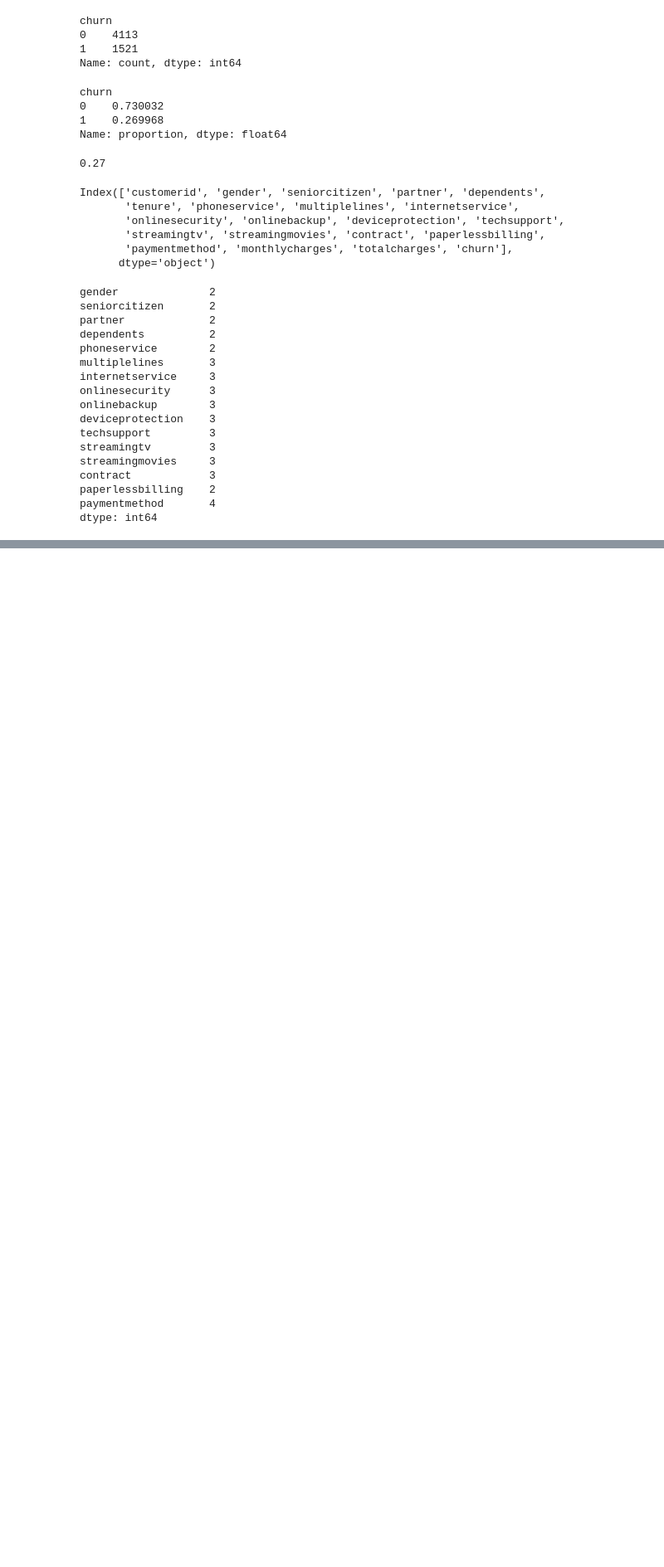
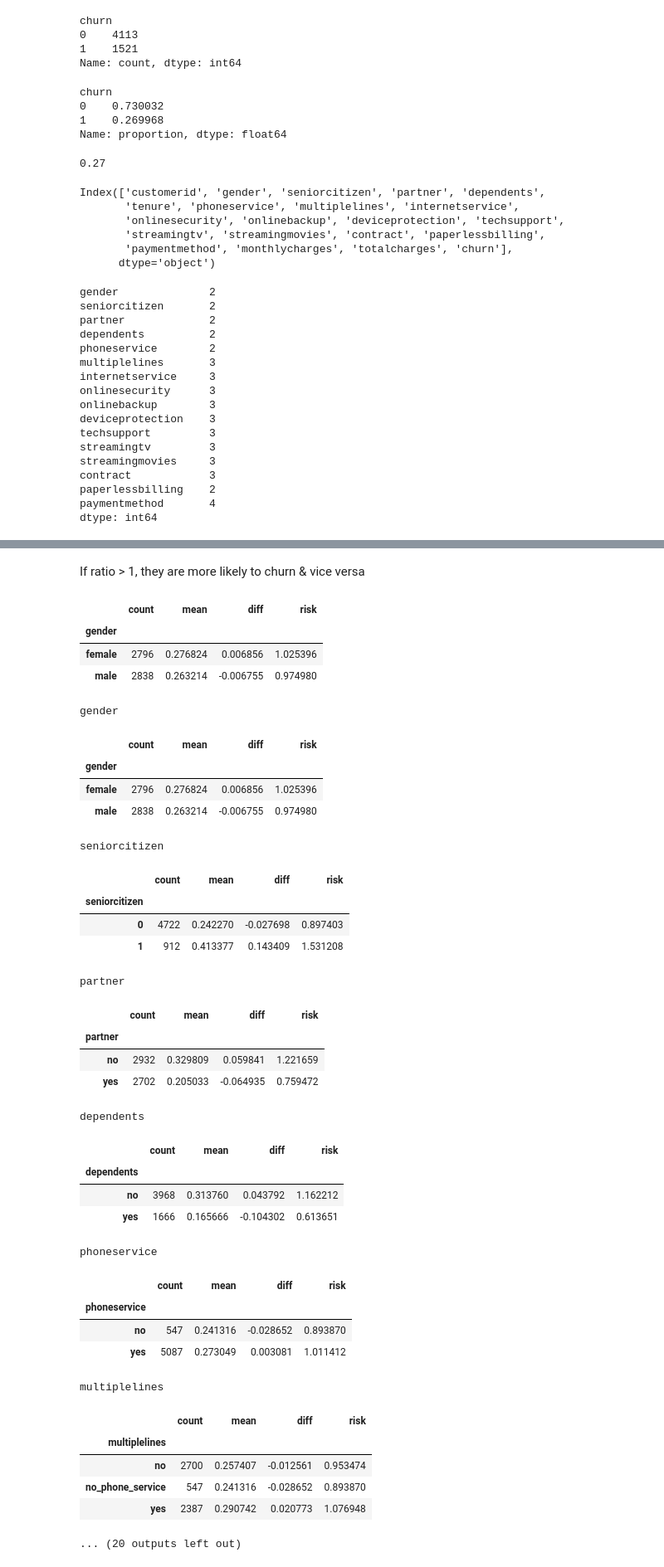
Before and after one commit to deninjo/Churn-Prediction, a Jupyter notebook: churn.ipynb, the cells around one changed output, grey strips where cells are left out. Shown at 83% size. Saved outputs shown, nothing was run; the diff lists cells and outputs as text; code cells hidden in the pictures; blank space fills up the shorter version.

```diff
--- a/churn.ipynb
+++ b/churn.ipynb
@@ -312,0 +381,12 @@ dtype: int64
+# %% [markdown]
+If ratio > 1, they are more likely to churn & vice versa
+# %%
+df_group = df_full_train.groupby('gender').churn.agg(['count', 'mean'])
+df_group['diff'] = df_group['mean'] - global_churn_rate
+df_group['risk'] = df_group['mean'] / global_churn_rate
+df_group
+# %% [output]
+|  | count | mean | diff | risk |
+| gender |  |  |  |  |
+| female | 2796 | 0.276824 | 0.006856 | 1.025396 |
+| male | 2838 | 0.263214 | -0.006755 | 0.974980 |
@@ -312,0 +396,42 @@ dtype: int64
+# %%
+for c in categorical:
+    print(c)
+    df_group = df_full_train.groupby(c).churn.agg(['count', 'mean'])
+    df_group['diff'] = df_group['mean'] - global_churn_rate
+    df_group['risk'] = df_group['mean'] / global_churn_rate
+    display(df_group)
+    print()
+    print()
+# %% [output]
+gender
+|  | count | mean | diff | risk |
+| gender |  |  |  |  |
+| female | 2796 | 0.276824 | 0.006856 | 1.025396 |
+| male | 2838 | 0.263214 | -0.006755 | 0.974980 |
+seniorcitizen
+|  | count | mean | diff | risk |
+| seniorcitizen |  |  |  |  |
+| 0 | 4722 | 0.242270 | -0.027698 | 0.897403 |
+| 1 | 912 | 0.413377 | 0.143409 | 1.531208 |
+partner
+|  | count | mean | diff | risk |
+| partner |  |  |  |  |
+| no | 2932 | 0.329809 | 0.059841 | 1.221659 |
+| yes | 2702 | 0.205033 | -0.064935 | 0.759472 |
+dependents
+|  | count | mean | diff | risk |
+| dependents |  |  |  |  |
+| no | 3968 | 0.313760 | 0.043792 | 1.162212 |
+| yes | 1666 | 0.165666 | -0.104302 | 0.613651 |
+phoneservice
+|  | count | mean | diff | risk |
+| phoneservice |  |  |  |  |
+| no | 547 | 0.241316 | -0.028652 | 0.893870 |
+| yes | 5087 | 0.273049 | 0.003081 | 1.011412 |
+multiplelines
+|  | count | mean | diff | risk |
+| multiplelines |  |  |  |  |
+| no | 2700 | 0.257407 | -0.012561 | 0.953474 |
+| no_phone_service | 547 | 0.241316 | -0.028652 | 0.893870 |
+| yes | 2387 | 0.290742 | 0.020773 | 1.076948 |
+... (20 outputs left out)
```
Also changed, not shown: parts of 27 cells of this notebook, 1 other file.
